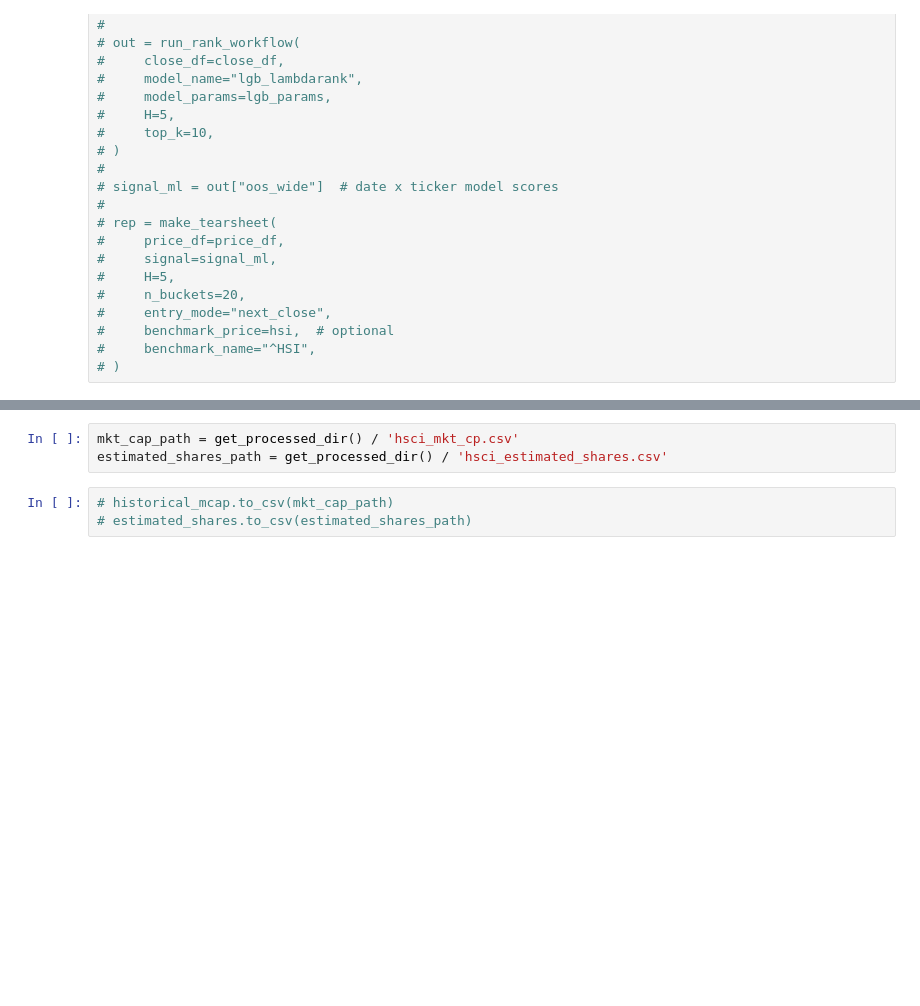
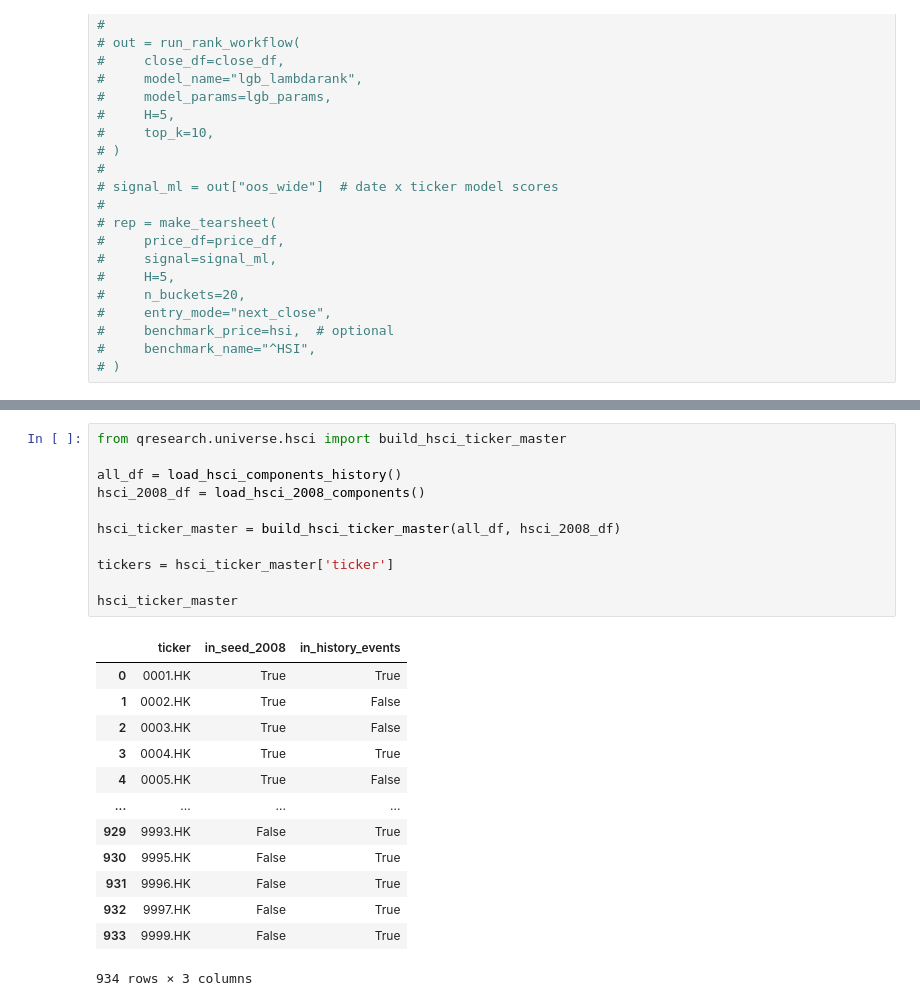
Before and after one commit to Henrywzh/quant-research, a Jupyter notebook: experiments/factor_model/04_ml.ipynb, the cells around one changed output, grey strips where cells are left out. Saved outputs shown, nothing was run; the diff lists cells and outputs as text; blank space fills up the shorter version.

```diff
--- a/experiments/factor_model/04_ml.ipynb
+++ b/experiments/factor_model/04_ml.ipynb
@@ -802,6 +651,25 @@ historical_mcap
-# %%
-mkt_cap_path = get_processed_dir() / 'hsci_mkt_cp.csv'
-estimated_shares_path = get_processed_dir() / 'hsci_estimated_shares.csv'
-# %%
-# historical_mcap.to_csv(mkt_cap_path)
-# estimated_shares.to_csv(estimated_shares_path)
+# %%
+from qresearch.universe.hsci import build_hsci_ticker_master
+
+all_df = load_hsci_components_history()
+hsci_2008_df = load_hsci_2008_components()
+
+hsci_ticker_master = build_hsci_ticker_master(all_df, hsci_2008_df)
+
+tickers = hsci_ticker_master['ticker']
+
+hsci_ticker_master
+# %% [output]
+|  | ticker | in_seed_2008 | in_history_events |
+| 0 | 0001.HK | True | True |
+| 1 | 0002.HK | True | False |
+| 2 | 0003.HK | True | False |
+| 3 | 0004.HK | True | True |
+| 4 | 0005.HK | True | False |
+| ... | ... | ... | ... |
+| 929 | 9993.HK | False | True |
+| 930 | 9995.HK | False | True |
+| 931 | 9996.HK | False | True |
+| 932 | 9997.HK | False | True |
+| 933 | 9999.HK | False | True |
+934 rows × 3 columns
```
Also changed, not shown: parts of 17 cells of this notebook, 14 other files.
